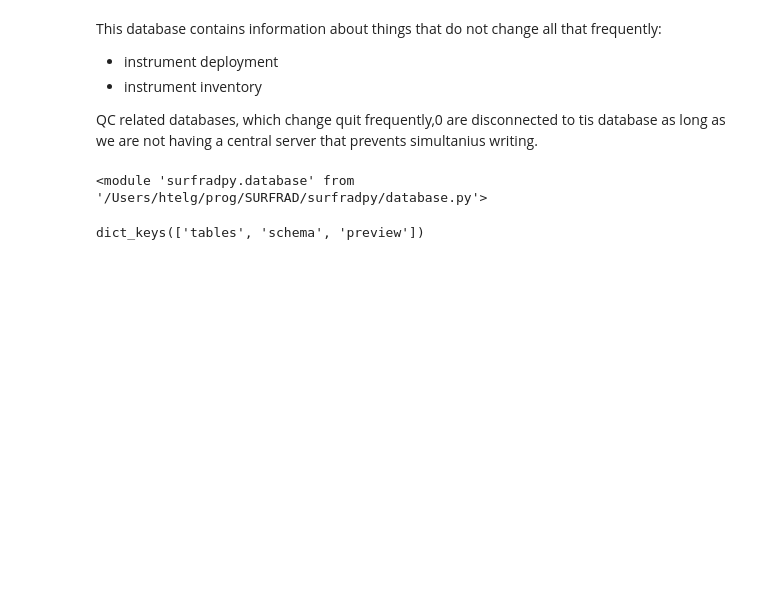
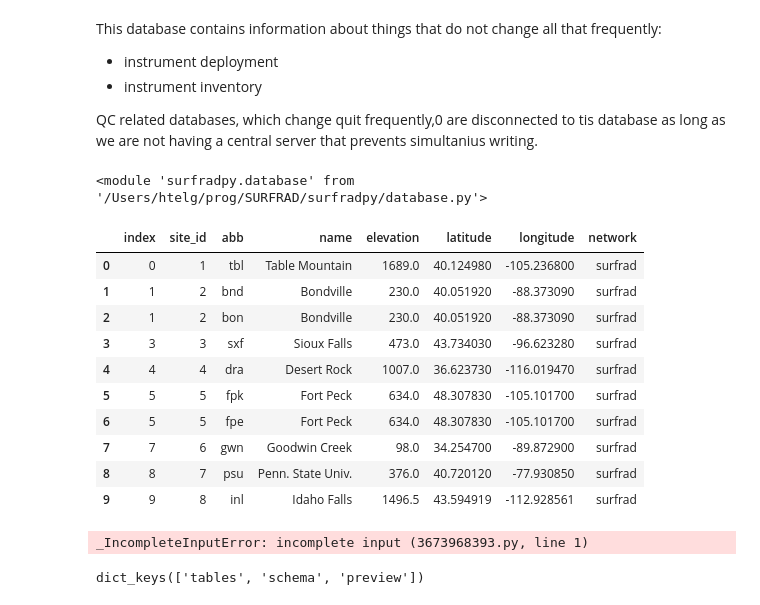
Before and after one commit to hagne/SURFRAD, a Jupyter notebook: notebooks/databases/surfrad_database_interface.ipynb, the cells around one changed output. Cells and saved outputs as stored; diff of their text form; code cells hidden in the pictures; blank space fills up the shorter version.

```diff
--- a/notebooks/databases/surfrad_database_interface.ipynb
+++ b/notebooks/databases/surfrad_database_interface.ipynb
@@ -18,3 +18,22 @@ reload(srfdb)
 # %%
 p2db = 'surfrad_database.db'
 db = srfdb.SurfradDatabase(p2db)
+# %%
+df = db.execute_query('SELECT * FROM sites WHERE network = "surfrad"')
+df
+# %% [output]
+|  | index | site_id | abb | name | elevation | latitude | longitude | network |
+| 0 | 0 | 1 | tbl | Table Mountain | 1689.0 | 40.124980 | -105.236800 | surfrad |
+| 1 | 1 | 2 | bnd | Bondville | 230.0 | 40.051920 | -88.373090 | surfrad |
+| 2 | 1 | 2 | bon | Bondville | 230.0 | 40.051920 | -88.373090 | surfrad |
+| 3 | 3 | 3 | sxf | Sioux Falls | 473.0 | 43.734030 | -96.623280 | surfrad |
+| 4 | 4 | 4 | dra | Desert Rock | 1007.0 | 36.623730 | -116.019470 | surfrad |
+| 5 | 5 | 5 | fpk | Fort Peck | 634.0 | 48.307830 | -105.101700 | surfrad |
+| 6 | 5 | 5 | fpe | Fort Peck | 634.0 | 48.307830 | -105.101700 | surfrad |
+| 7 | 7 | 6 | gwn | Goodwin Creek | 98.0 | 34.254700 | -89.872900 | surfrad |
+| 8 | 8 | 7 | psu | Penn. State Univ. | 376.0 | 40.720120 | -77.930850 | surfrad |
+| 9 | 9 | 8 | inl | Idaho Falls | 1496.5 | 43.594919 | -112.928561 | surfrad |
+# %%
+df.rename({'latitude'}
+# %% [output]
+_IncompleteInputError: incomplete input (3673968393.py, line 1)
```
Also changed, not shown: parts of 8 cells of this notebook, 1 other file.
